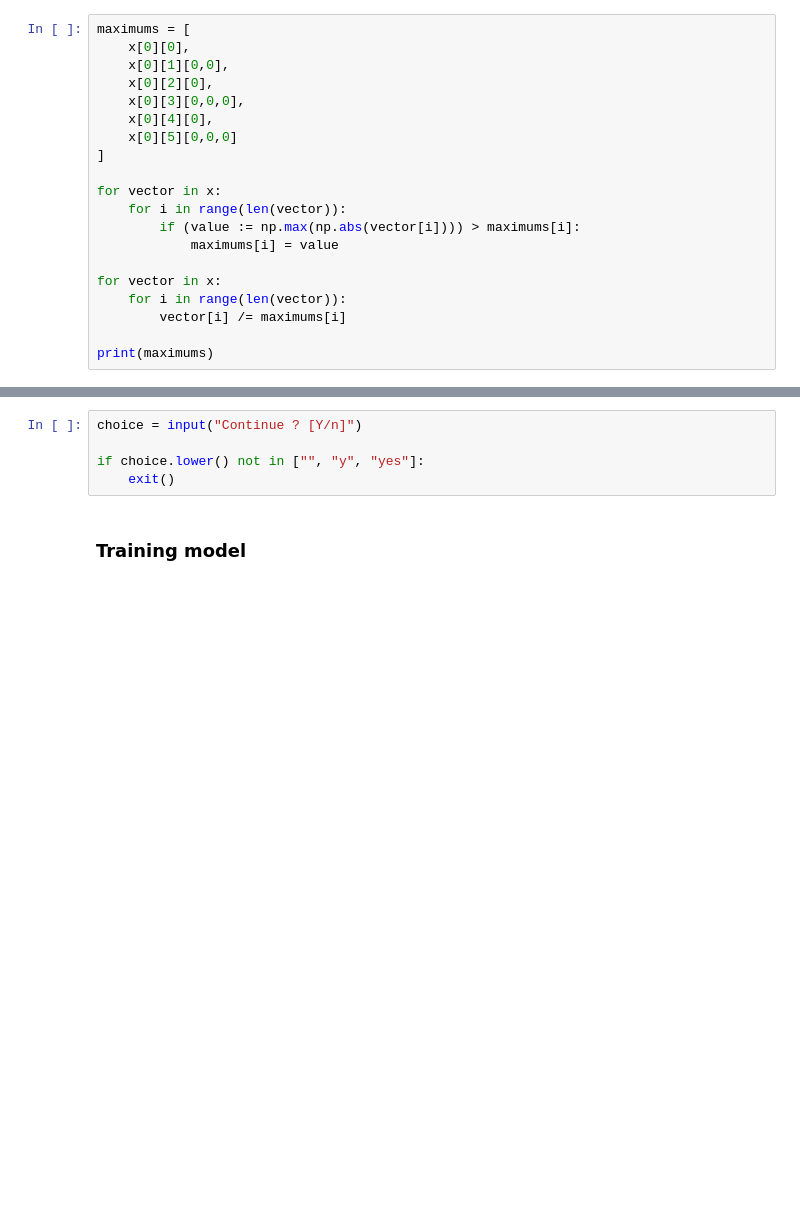
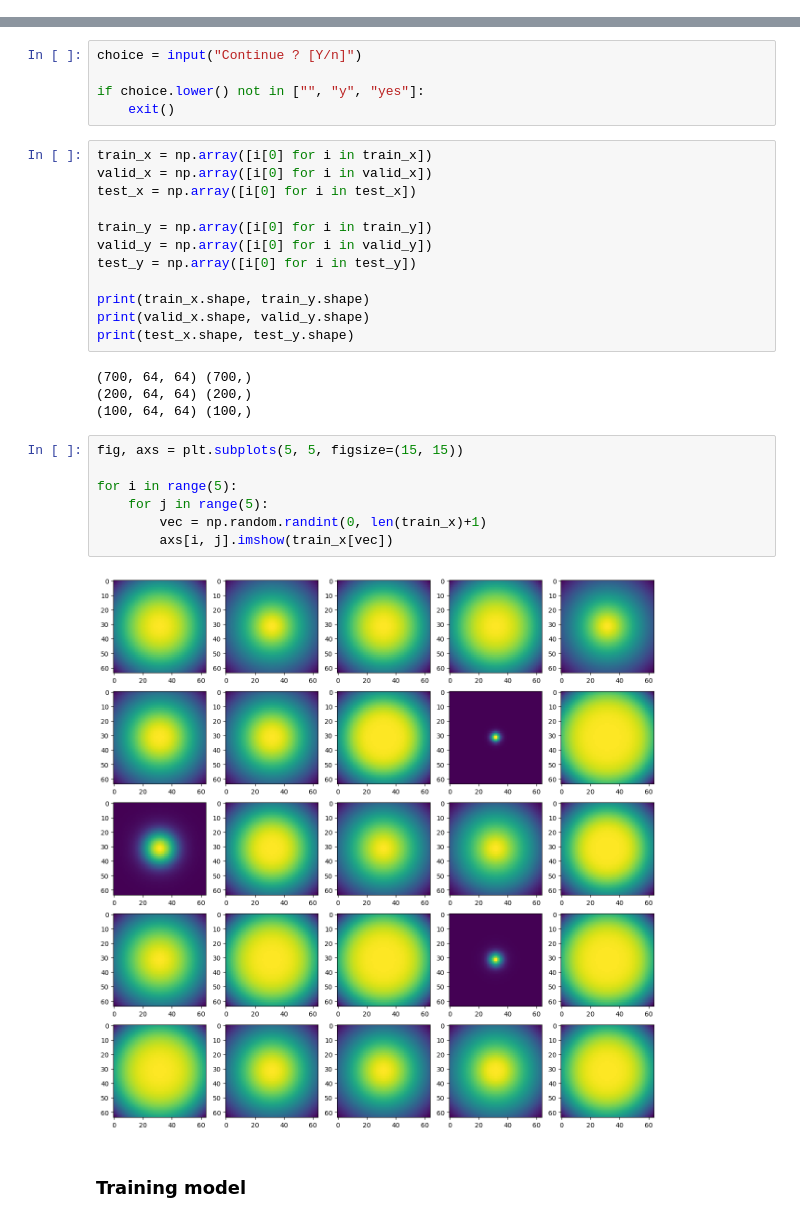
Before and after one commit to LeiRoF/M2-Internship, a Jupyter notebook: Train_Model_Sandbox.ipynb, the cells around one changed output, grey strips where cells are left out. Saved outputs shown, nothing was run; the diff lists cells and outputs as text; blank space fills up the shorter version.

```diff
--- a/Train_Model_Sandbox.ipynb
+++ b/Train_Model_Sandbox.ipynb
@@ -142,20 +158,0 @@ df
-# %%
-maximums = [
-    x[0][0],
-    x[0][1][0,0],
-    x[0][2][0],
-    x[0][3][0,0,0],
-    x[0][4][0],
-    x[0][5][0,0,0]
-]
-
-for vector in x:
-    for i in range(len(vector)):
-        if (value := np.max(np.abs(vector[i]))) > maximums[i]:
-            maximums[i] = value
-
-for vector in x:
-    for i in range(len(vector)):
-        vector[i] /= maximums[i]
-
-print(maximums)
@@ -302,6 +387,31 @@ choice = input("Continue ? [Y/n]")
 
 if choice.lower() not in ["", "y", "yes"]:
     exit()
+# %%
+train_x = np.array([i[0] for i in train_x])
+valid_x = np.array([i[0] for i in valid_x])
+test_x = np.array([i[0] for i in test_x])
+
+train_y = np.array([i[0] for i in train_y])
+valid_y = np.array([i[0] for i in valid_y])
+test_y = np.array([i[0] for i in test_y])
+
+print(train_x.shape, train_y.shape)
+print(valid_x.shape, valid_y.shape)
+print(test_x.shape, test_y.shape)
+# %% [output]
+(700, 64, 64) (700,)
+(200, 64, 64) (200,)
+(100, 64, 64) (100,)
+# %%
+fig, axs = plt.subplots(5, 5, figsize=(15, 15))
+
+for i in range(5):
+    for j in range(5):
+        vec = np.random.randint(0, len(train_x)+1)
+        axs[i, j].imshow(train_x[vec])
+# %% [output]
+[figure, added]
 # %% [markdown]
 ### Training model
 # %%
```
Also changed, not shown: parts of 28 cells of this notebook, 19 other files.
